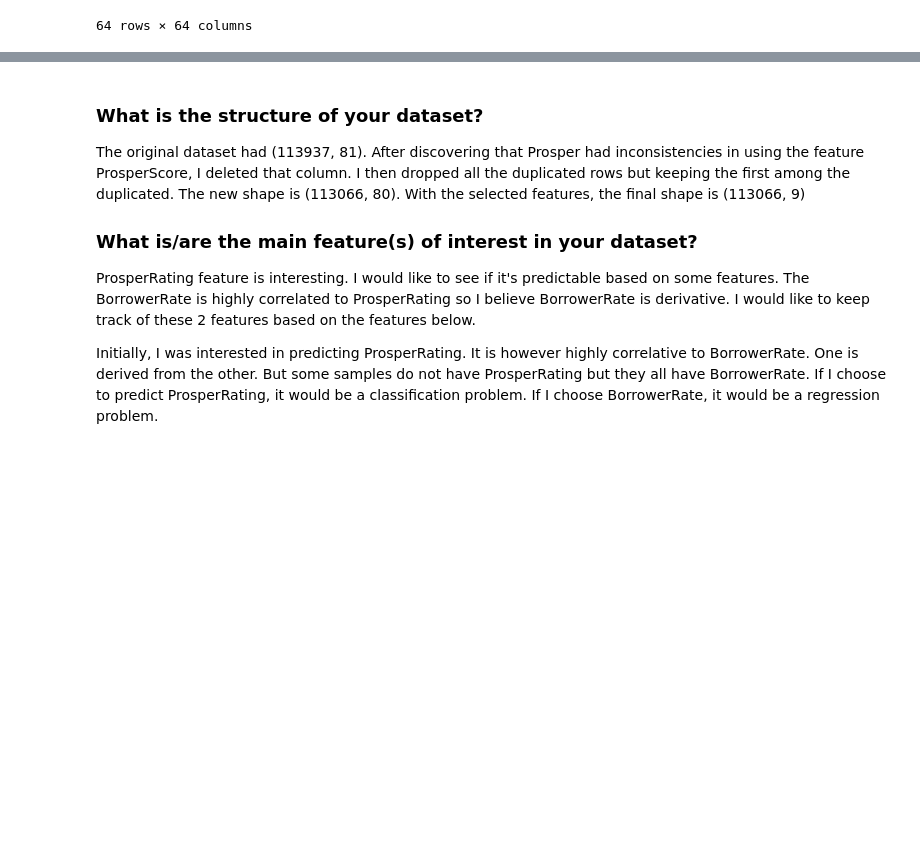
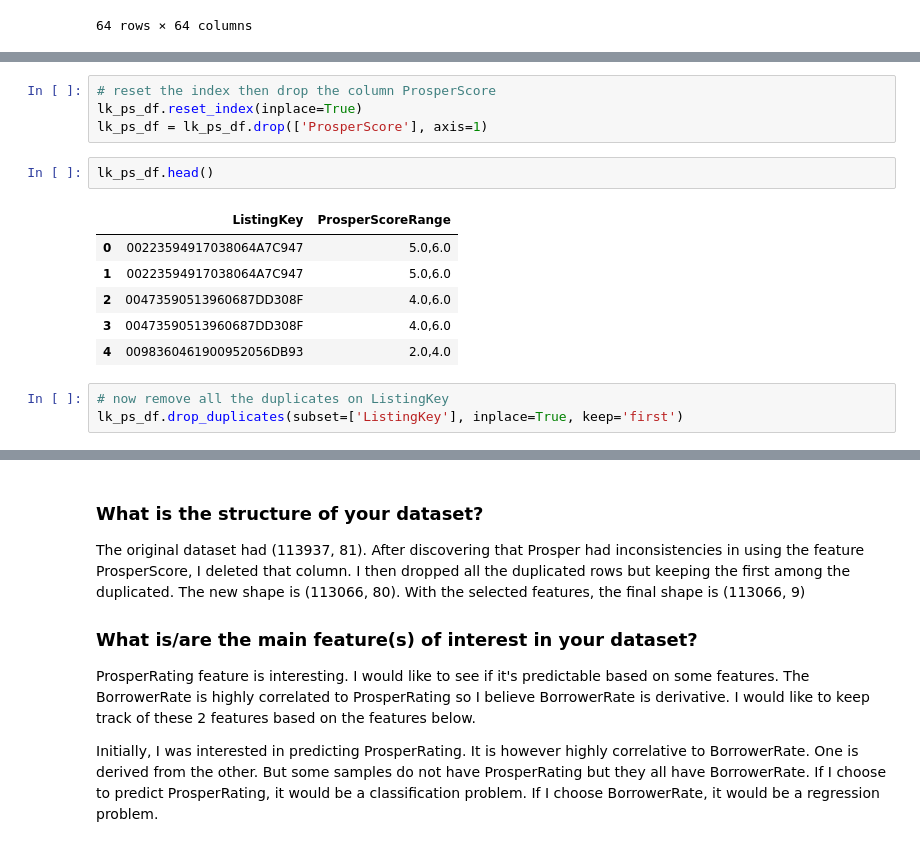
Before and after one commit to alf808/preposterous-octopus, a Jupyter notebook: exploratory_loan_data.ipynb, the cells around one changed output, grey strips where cells are left out. Drawn from its saved outputs; the diff is of its cells as text; blank space fills up the shorter version.

```diff
--- a/exploratory_loan_data.ipynb
+++ b/exploratory_loan_data.ipynb
@@ -190,0 +301,16 @@ pld.drop(['ProsperScore'], axis=1, inplace=True)
+# %%
+# reset the index then drop the column ProsperScore
+lk_ps_df.reset_index(inplace=True)
+lk_ps_df = lk_ps_df.drop(['ProsperScore'], axis=1)
+# %%
+lk_ps_df.head()
+# %% [output]
+|  | ListingKey | ProsperScoreRange |
+| 0 | 00223594917038064A7C947 | 5.0,6.0 |
+| 1 | 00223594917038064A7C947 | 5.0,6.0 |
+| 2 | 00473590513960687DD308F | 4.0,6.0 |
+| 3 | 00473590513960687DD308F | 4.0,6.0 |
+| 4 | 0098360461900952056DB93 | 2.0,4.0 |
+# %%
+# now remove all the duplicates on ListingKey
+lk_ps_df.drop_duplicates(subset=['ListingKey'], inplace=True, keep='first')
```
Also changed, not shown: parts of 62 cells of this notebook, 1 other file.
